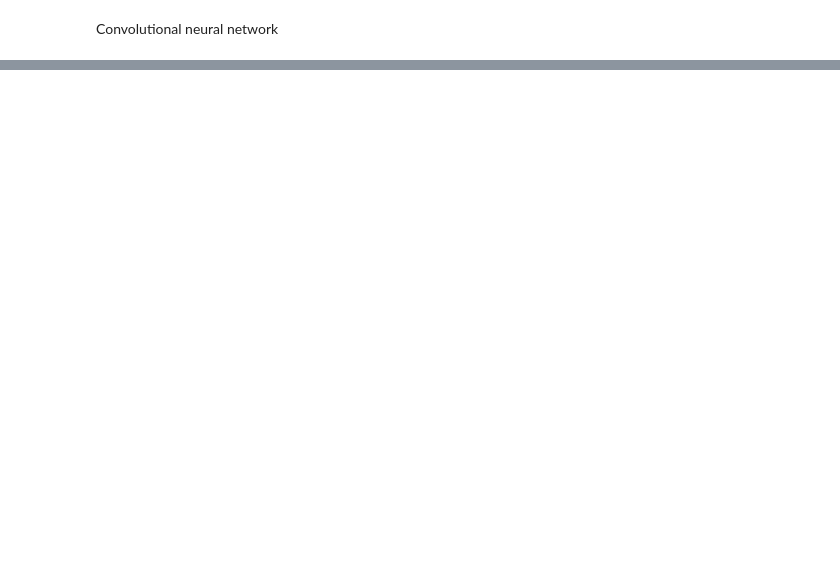
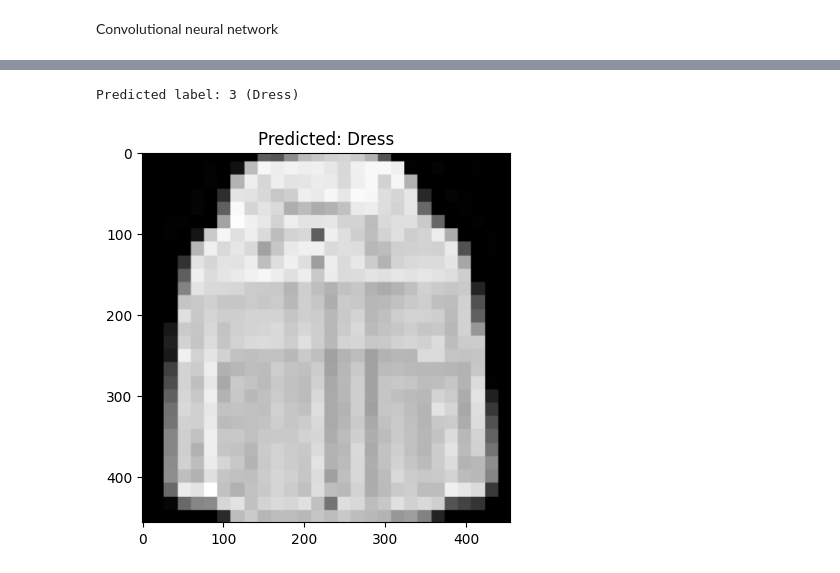
Before and after one commit to Alex9667/PetfinderPawpularityScore, a Jupyter notebook: app.ipynb, the cells around one changed output, grey strips where cells are left out. Drawn from its saved outputs; the diff is of its cells as text; code cells hidden in the pictures; blank space fills up the shorter version.

```diff
--- a/app.ipynb
+++ b/app.ipynb
@@ -331,9 +332,9 @@ Shirt
 # %% [markdown]
 Convolutional neural network
 # %%
-class FashionCNN(nn.Module):
+class CNN(nn.Module):
     def __init__(self):
-        super(FashionCNN, self).__init__()
+        super(CNN, self).__init__()
         self.convlayer = nn.Sequential(
             nn.Conv2d(in_channels=1, out_channels=32, kernel_size=3, padding=1),
             nn.ReLU(),
@@ -353,7 +354,7 @@ class FashionCNN(nn.Module):
         out = self.fully_connected_layer_3(out)
         return out
 
-model = FashionCNN()
+model = CNN()
 
 error = nn.CrossEntropyLoss()
 optimizer = torch.optim.Adam(model.parameters(), lr=0.005)
@@ -364,9 +365,9 @@ lstaccuracy = []
 predictions_list = []
 labels_list = []
 
-num_epochs = 10 # Indicate maximum epochs for training
+num_epochs = 1 # Indicate maximum epochs for training
 num_batches = 0 # Keep a track of batches of training data
-batch_size = 100 # Configurable for tracking accuracy
+batch_size = 2 # Configurable for tracking accuracy
 
 for epoch in range(num_epochs):
     print("Epoch: {} of {}".format(epoch + 1, num_epochs))  # Print the epoch number
@@ -425 +411,48 @@ Iteration: 9300, Loss: 0.08164040744304657, Accuracy: 86.97000122070312%
 Training completed.
+# %%
+import torch
+from torchvision import transforms
+from PIL import Image
+import matplotlib.pyplot as plt
+
+# Define your image transform pipeline
+transform = transforms.Compose([
+    transforms.Grayscale(num_output_channels=1),  # Convert to grayscale if necessary
+    transforms.Resize((28, 28)),  # Resize to match the input dimensions used in your model
+    transforms.ToTensor(),  # Convert the image to a tensor
+    transforms.Normalize((0.5,), (0.5,))  # Normalize with mean and std dev (example values)
+])
+
+# Load your image
+def load_image(image_path):
+    image = Image.open(image_path)
+    return transform(image).unsqueeze(0)  # Add batch dimension
+
+# Function to predict the label of an image
+def predict_image(model, image_tensor):
+    model.eval()  # Set the model to evaluation mode
+    with torch.no_grad():  # Disable gradient calculation
+        outputs = model(image_tensor)
+        _, predicted = torch.max(outputs, 1)
+    return predicted
+
+# Path to your image
+image_path = r"C:\Users\blabl\Desktop\coat.png"  # Replace with your image path
+
+# Load and preprocess the image
+image_tensor = load_image(image_path)
+
+# Predict the label
+predicted_label = predict_image(model, image_tensor)
+
+# Map the predicted label to the class name (if you have a class mapping)
+class_names = ['T-shirt/top', 'Trouser', 'Pullover', 'Dress', 'Coat', 'Sandal', 'Shirt', 'Sneaker', 'Bag', 'Ankle boot']  # Example class names
+print(f"Predicted label: {predicted_label.item()} ({class_names[predicted_label]})")
+
+# Visualize the image
+plt.imshow(Image.open(image_path), cmap='gray')
+plt.title(f"Predicted: {class_names[predicted_label]}")
+plt.show()
+# %% [output]
+Predicted label: 3 (Dress)
+[figure, added]
```
Also changed, not shown: parts of 9 cells of this notebook, 21 other files.
